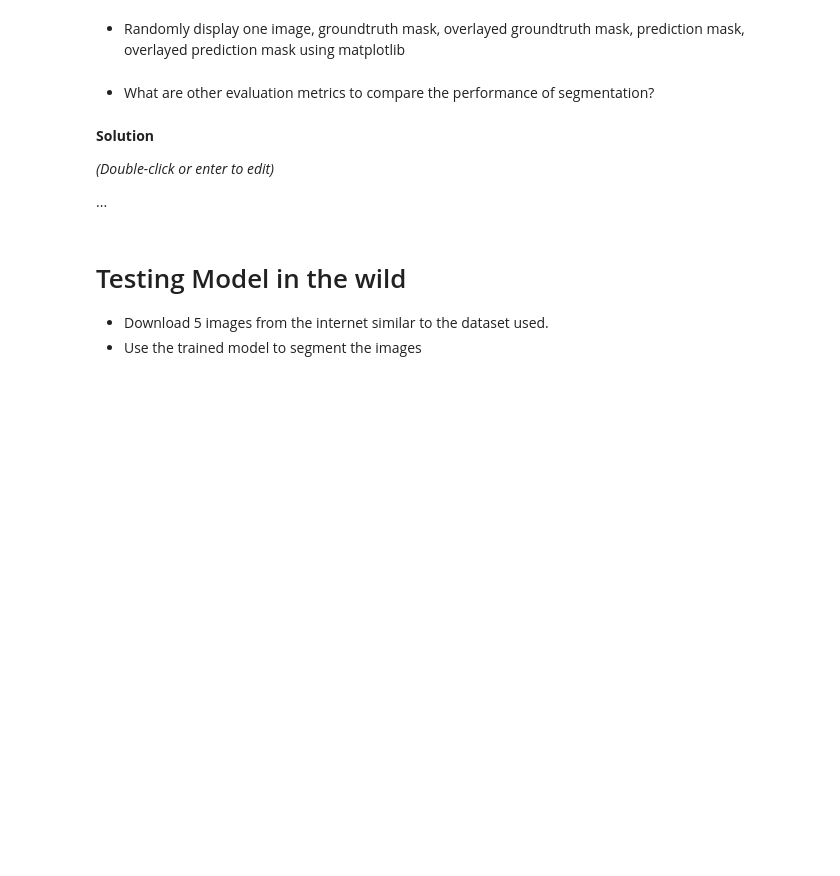
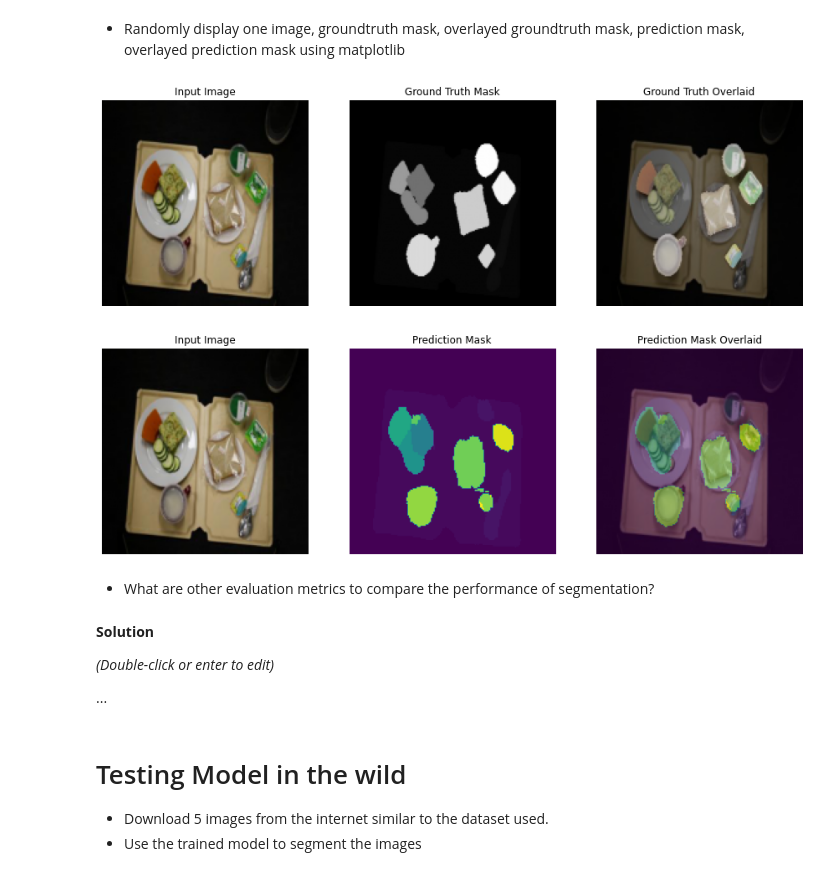
Before and after one commit to mario-rot/ComputerVisionCourse-MAI, a Jupyter notebook: Session 11/P11_Mario_Lauren.ipynb, the cells around one changed output. Saved outputs shown, nothing was run; the diff lists cells and outputs as text; code cells hidden in the pictures; blank space fills up the shorter version.

```diff
--- a/Session 11/P11_Mario_Lauren.ipynb
+++ b/Session 11/P11_Mario_Lauren.ipynb
@@ -471,3 +457,45 @@ print(jaccard_score(g_t.flatten(), mask.flatten(), average='micro'))
+# %%
+from keras.engine.compile_utils import map_missing_dict_keys
+
+i = random.randint(0,9)
+
+f, axes = plt.subplots(2, 3, figsize=(15, 10))
+
+input_img = imread(test_img_paths[i])
+input_img = resize(input_img, (160, 160))
+axes[0][0].imshow(input_img)
+axes[0][0].set_title('Input Image')
+axes[0][0].axis('off')
+
+ground_truth = autocontrast(load_img(test_mask_paths[i]))
+ground_truth = resize(np.array(ground_truth), (160, 160))
+axes[0][1].imshow(ground_truth)
+axes[0][1].set_title('Ground Truth Mask')
+axes[0][1].axis('off')
+
+axes[0][2].imshow(input_img)
+axes[0][2].imshow(ground_truth, alpha=0.5)
+axes[0][2].set_title('Ground Truth Overlaid')
+axes[0][2].axis('off')
+
+axes[1][0].imshow(input_img)
+axes[1][0].set_title('Input Image')
+axes[1][0].axis('off')
+
+prediction_mask = masks[i]
+prediction_mask = resize(prediction_mask, (160, 160))
+axes[1][1].imshow(prediction_mask)
+axes[1][1].set_title('Prediction Mask')
+axes[1][1].axis('off')
+
+axes[1][2].imshow(input_img)
+axes[1][2].imshow(prediction_mask, alpha=0.5)
+axes[1][2].set_title('Prediction Mask Overlaid')
+axes[1][2].axis('off')
+
+plt.show()
+# %% [output]
+[figure, added]
 # %% [markdown]
 *   What are other evaluation metrics to compare the performance of segmentation?
 # %% [markdown]
```
Also changed, not shown: parts of 16 cells of this notebook.
